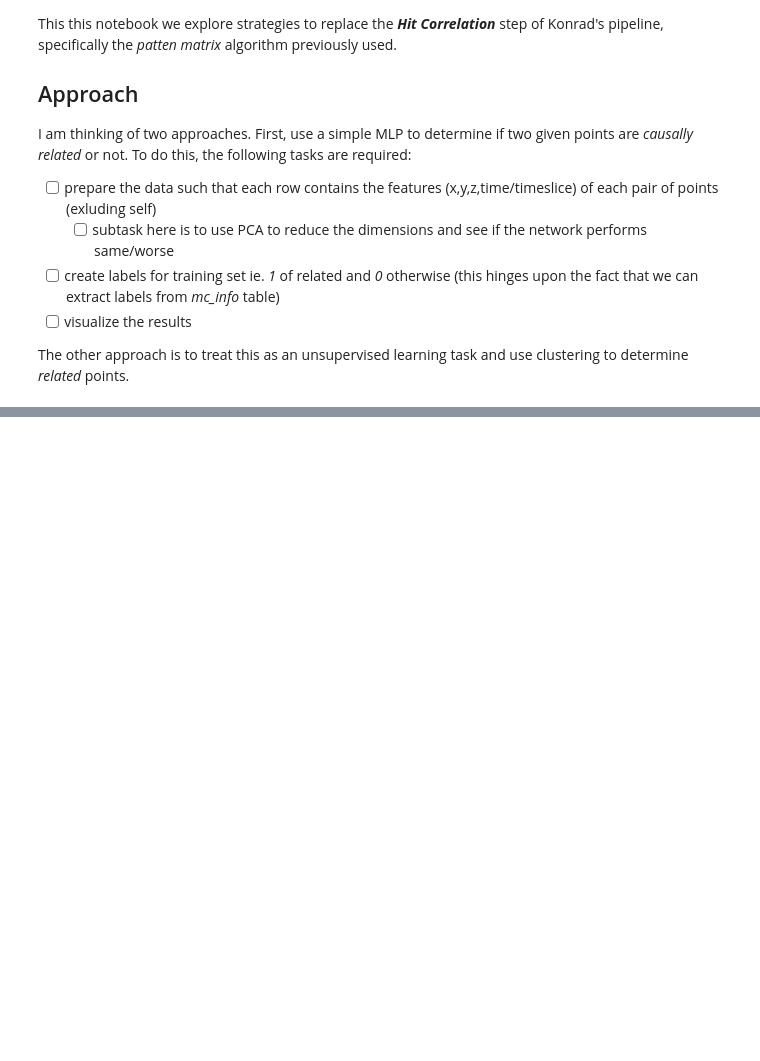
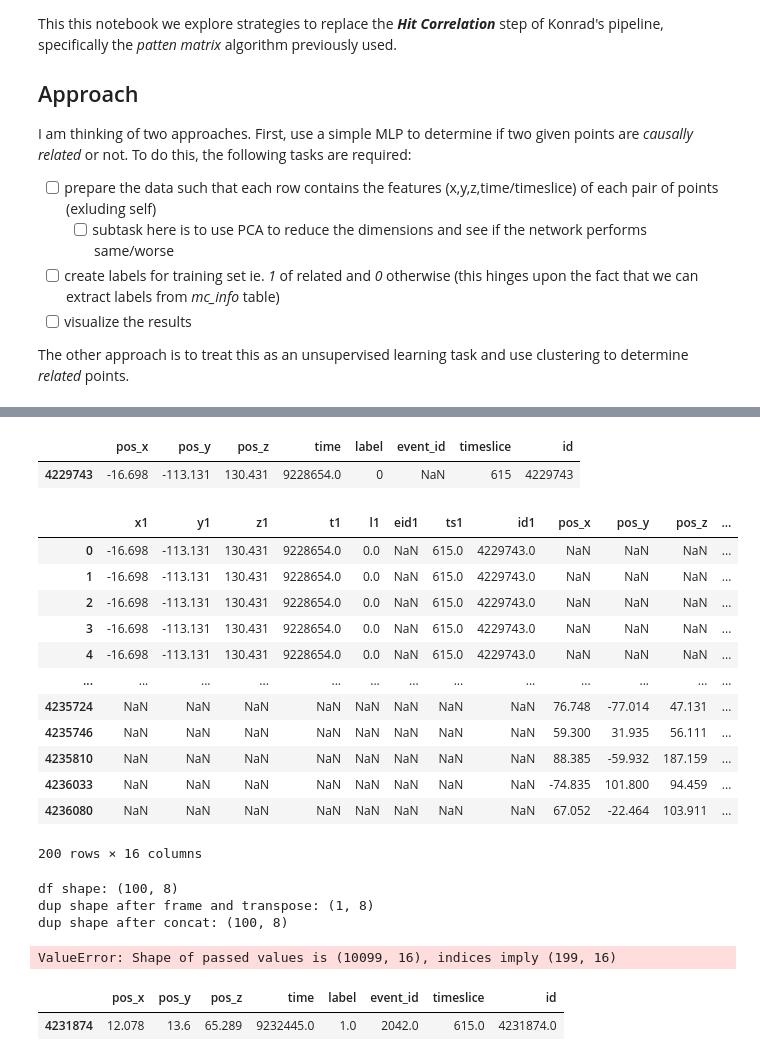
Before and after one commit to arumoy-shome/km3net, a Jupyter notebook: notebooks/pattern-matrix.ipynb, the cells around one changed output, grey strips where cells are left out. Saved outputs shown, nothing was run; the diff lists cells and outputs as text; code cells hidden in the pictures; blank space fills up the shorter version.

```diff
--- a/notebooks/pattern-matrix.ipynb
+++ b/notebooks/pattern-matrix.ipynb
@@ -56,0 +143,35 @@ array([-14,  14])
+# %%
+row = df[:1]
+row
+# %% [output]
+|  | pos_x | pos_y | pos_z | time | label | event_id | timeslice | id |
+| 4229743 | -16.698 | -113.131 | 130.431 | 9228654.0 | 0 | NaN | 615 | 4229743 |
+# %%
+dup
+# %% [output]
+|  | x1 | y1 | z1 | t1 | l1 | eid1 | ts1 | id1 | pos_x | pos_y | pos_z | ... |
+| 0 | -16.698 | -113.131 | 130.431 | 9228654.0 | 0.0 | NaN | 615.0 | 4229743.0 | NaN | NaN | NaN | ... |
+| 1 | -16.698 | -113.131 | 130.431 | 9228654.0 | 0.0 | NaN | 615.0 | 4229743.0 | NaN | NaN | NaN | ... |
+| 2 | -16.698 | -113.131 | 130.431 | 9228654.0 | 0.0 | NaN | 615.0 | 4229743.0 | NaN | NaN | NaN | ... |
+| 3 | -16.698 | -113.131 | 130.431 | 9228654.0 | 0.0 | NaN | 615.0 | 4229743.0 | NaN | NaN | NaN | ... |
+| 4 | -16.698 | -113.131 | 130.431 | 9228654.0 | 0.0 | NaN | 615.0 | 4229743.0 | NaN | NaN | NaN | ... |
+| ... | ... | ... | ... | ... | ... | ... | ... | ... | ... | ... | ... | ... |
+| 4235724 | NaN | NaN | NaN | NaN | NaN | NaN | NaN | NaN | 76.748 | -77.014 | 47.131 | ... |
+| 4235746 | NaN | NaN | NaN | NaN | NaN | NaN | NaN | NaN | 59.300 | 31.935 | 56.111 | ... |
+| 4235810 | NaN | NaN | NaN | NaN | NaN | NaN | NaN | NaN | 88.385 | -59.932 | 187.159 | ... |
+| 4236033 | NaN | NaN | NaN | NaN | NaN | NaN | NaN | NaN | -74.835 | 101.800 | 94.459 | ... |
+| 4236080 | NaN | NaN | NaN | NaN | NaN | NaN | NaN | NaN | 67.052 | -22.464 | 103.911 | ... |
+200 rows × 16 columns
+# %%
+result = explode2(df)
+result
+# %% [output]
+df shape: (100, 8)
+dup shape after frame and transpose: (1, 8)
+dup shape after concat: (100, 8)
+ValueError: Shape of passed values is (10099, 16), indices imply (199, 16)
+# %%
+result.to_frame().transpose()
+# %% [output]
+|  | pos_x | pos_y | pos_z | time | label | event_id | timeslice | id |
+| 4231874 | 12.078 | 13.6 | 65.289 | 9232445.0 | 1.0 | 2042.0 | 615.0 | 4231874.0 |
```
Also changed, not shown: parts of 14 cells of this notebook, 1 other file.
